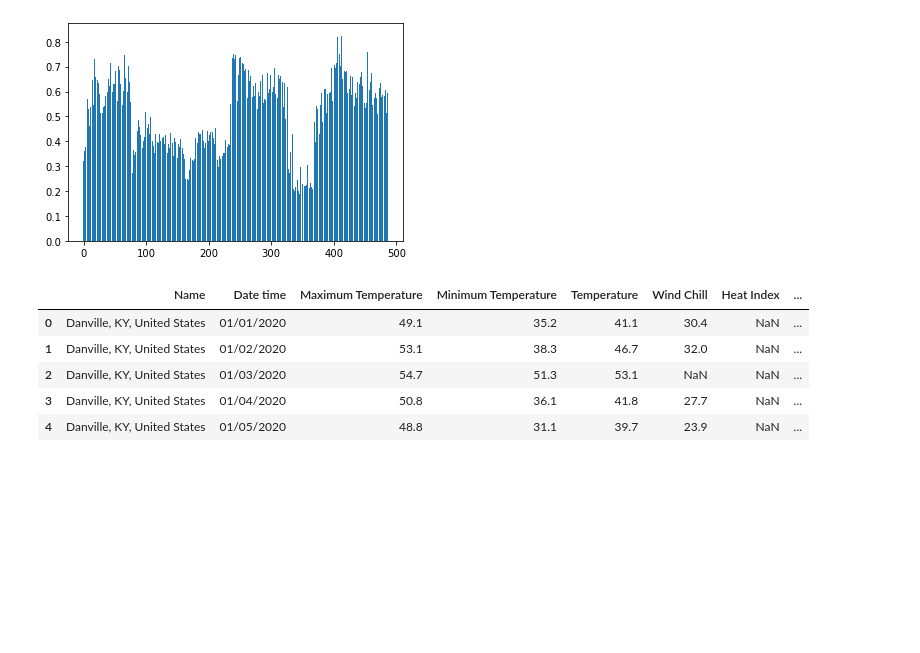
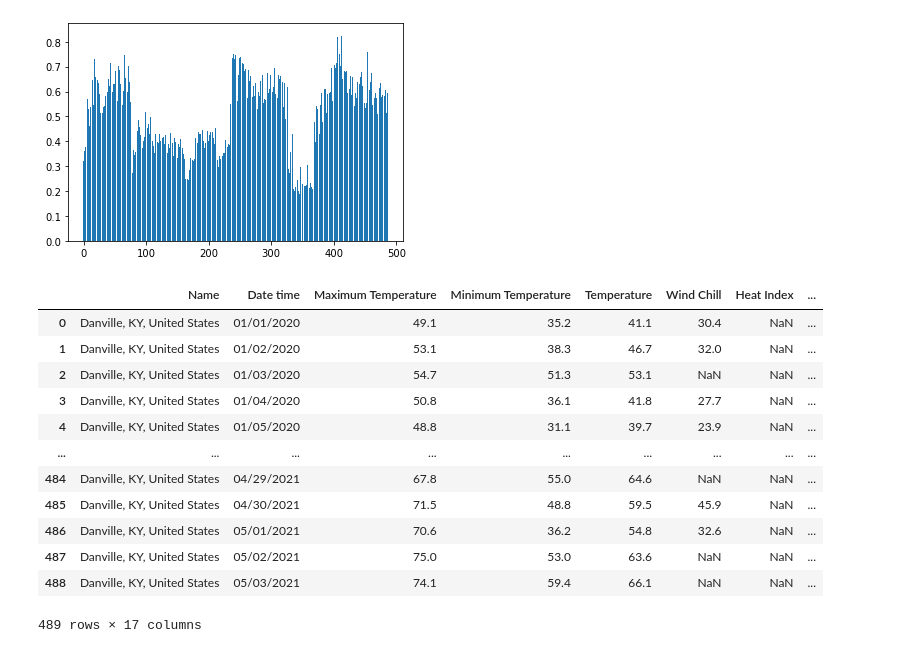
Before and after one commit to jacksonkennedynorris/green_centre, a Jupyter notebook: GreenProject.ipynb, the cells around one changed output. Drawn from its saved outputs; the diff is of its cells as text; code cells hidden in the pictures; blank space fills up the shorter version.

```diff
--- a/GreenProject.ipynb
+++ b/GreenProject.ipynb
@@ -258,11 +302,18 @@ plot_daily_data_capacity(brock,124)
 [figure]
 # %%
 temp = pd.read_csv("temperature.csv")
-temp.head()
+temp
 # %% [output]
 |  | Name | Date time | Maximum Temperature | Minimum Temperature | Temperature | Wind Chill | Heat Index | ... |
 | 0 | Danville, KY, United States | 01/01/2020 | 49.1 | 35.2 | 41.1 | 30.4 | NaN | ... |
 | 1 | Danville, KY, United States | 01/02/2020 | 53.1 | 38.3 | 46.7 | 32.0 | NaN | ... |
 | 2 | Danville, KY, United States | 01/03/2020 | 54.7 | 51.3 | 53.1 | NaN | NaN | ... |
 | 3 | Danville, KY, United States | 01/04/2020 | 50.8 | 36.1 | 41.8 | 27.7 | NaN | ... |
 | 4 | Danville, KY, United States | 01/05/2020 | 48.8 | 31.1 | 39.7 | 23.9 | NaN | ... |
+| ... | ... | ... | ... | ... | ... | ... | ... | ... |
+| 484 | Danville, KY, United States | 04/29/2021 | 67.8 | 55.0 | 64.6 | NaN | NaN | ... |
+| 485 | Danville, KY, United States | 04/30/2021 | 71.5 | 48.8 | 59.5 | 45.9 | NaN | ... |
+| 486 | Danville, KY, United States | 05/01/2021 | 70.6 | 36.2 | 54.8 | 32.6 | NaN | ... |
+| 487 | Danville, KY, United States | 05/02/2021 | 75.0 | 53.0 | 63.6 | NaN | NaN | ... |
+| 488 | Danville, KY, United States | 05/03/2021 | 74.1 | 59.4 | 66.1 | NaN | NaN | ... |
+489 rows × 17 columns
```
Also changed, not shown: parts of 20 cells of this notebook.
